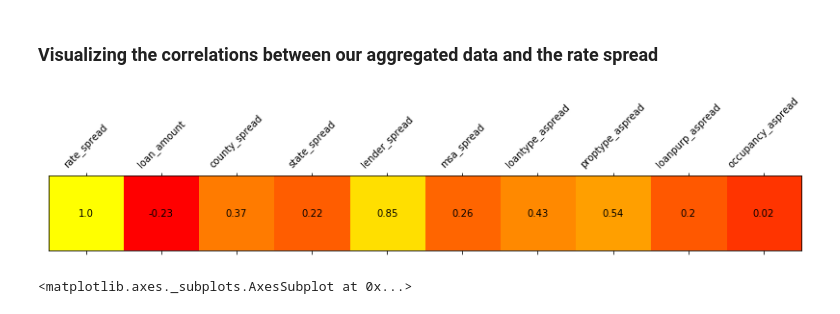
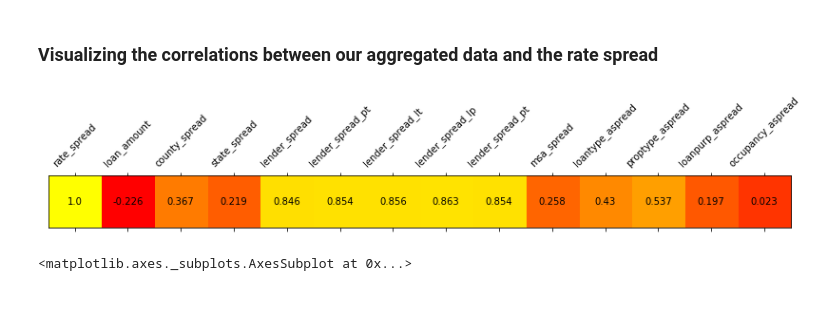
Before and after one commit to Alyxion/MPPDataScience, a Jupyter notebook: notebooks/MPPDataScience_1_Insights.ipynb, the cells around one changed output. Drawn from its saved outputs; the diff is of its cells as text; code cells hidden in the pictures.

```diff
--- a/notebooks/MPPDataScience_1_Insights.ipynb
+++ b/notebooks/MPPDataScience_1_Insights.ipynb
@@ -697,29 +801,3 @@ Median Absolute Error  = 22.733391261602293
 R^2                    = 0.15784822365180107
 Adjusted R^2           = 0.15784822365180107
 [figure]
-# %%
-training_data_pd.loc[training_data_pd['income_not_prov']==1, 'applicant_income'] = np.NaN
-
-income_missing = training_data_pd.loc[training_data_pd['applicant_income'].isnull()].drop(['applicant_income'], axis=1)
-if 'income_loan_rel' in income_missing.columns:
-    income_missing = income_missing.drop(['income_loan_rel'], axis=1)
-
-print(income_missing.shape)
-income_missing = income_missing.dropna(axis=0)
-print(income_missing.shape)
-
-pure_x_values = income_missing
-pure_x_values['applicant_income'] = 0
-print(pure_x_values.shape)
-pure_x_values = drop_categorical_values(pure_x_values)
-pure_x_values = pure_x_values.drop('applicant_income', axis=1)
-print(pure_x_values.shape)
-
-rescaled_features = scaler.transform(pure_x_values)
-print(rescaled_features.shape)
-predicted_feature = lin_mod.predict(rescaled_features)
-estimated_incomes = income_scaler.inverse_transform(predicted_feature)
-
-print(estimated_incomes.shape)
-
-# income_loan_rel
@@ -750,8 +809,9 @@ test_values_pd.loc[test_values_pd['income_not_prov']==1, 'applicant_income'] = n
 
 def extrapolate_income(reference, original):
     enhanced_data = original
+    enhanced_data['income_loan_rel'] = enhanced_data['applicant_income']/enhanced_data['loan_amount']
+    enhanced_data.loc[enhanced_data['applicant_income'].isnull(),'income_loan_rel'] = enhanced_data['income_loan_rel'].mean()
     enhanced_data.loc[enhanced_data['applicant_income'].isnull(),'applicant_income'] = reference['applicant_income'].mean()
-    enhanced_data['income_loan_rel'] = enhanced_data['loan_amount']/enhanced_data['applicant_income']
     return enhanced_data
 
 test_values_pd = extrapolate_income(training_data_pd, test_values_pd)
@@ -789,7 +849,7 @@ training_data_pd = extrapolate_remaining_values(training_data_pd, training_data_
 # training_data_pd[['applicant_income', 'loan_amount']].plot(kind='scatter')
 
 
-df = training_data_pd[['rate_spread', 'county_spread', 'state_spread', 'loan_amount', 'income_loan_rel', 'applicant_income', 'sex_male', 'tract_income', 'number_of_1_to_4_family_units', 'number_of_owner-occupied_units', 'minority_population_pct', 'ffiecmedian_family_income', 'co_applicant', 'population']]
+df = training_data_pd[['rate_spread', 'county_spread', 'state_spread', 'lender_spread', 'lender_spread_pt', 'lender_spread_lt', 'lender_spread_lp', 'loan_amount', 'income_loan_rel', 'applicant_income', 'sex_male', 'tract_income', 'number_of_1_to_4_family_units', 'co_applicant', 'population']]
 
 f = plt.figure(figsize=(14, 14))
 plt.set_cmap('autumn')
@@ -803,6 +863,6 @@ cb.ax.tick_params(labelsize=10)
 for i in range(df.shape[1]):
     for j in range(df.shape[1]):
         value = corr.iloc[j, i]
-        text = plt.text(j, i, round(value,2),
+        text = plt.text(j, i, round(value,3),
                        ha="center", va="center", color="black")
 # %% [output]
@@ -968,23 +1028,24 @@ print("{} counties".format(training_data_pd.groupby(['state_code','county_code']
 ### Visualizing the correlations between our aggregated data and the rate spread
 # %%
 df = pd.DataFrame(training_data_pd[['rate_spread', 'loan_amount', 'county_spread', 'state_spread', 'lender_spread',
+                                    'lender_spread_pt', 'lender_spread_lt',  'lender_spread_lp', 'lender_spread_pt',
                                     'msa_spread', 'loantype_aspread', 'proptype_aspread', 'loanpurp_aspread',
                                    'occupancy_aspread']])
 
 f = plt.figure(figsize=(14, 14))
 plt.set_cmap('autumn')
 corr = df.corr()
 plt.matshow(corr.iloc[:1,:], fignum=f.number)
 plt.xticks(range(df.shape[1]), df.columns, fontsize=10, rotation=45)
 plt.yticks(range(0), df.columns)
 
 for i in range(1):
     for j in range(df.shape[1]):
         value = corr.iloc[j, i]
-        text = plt.text(j, i, round(value,2),
+        text = plt.text(j, i, round(value,3),
                        ha="center", va="center", color="black")
 # %% [output]
-[figure, old version]
+[figure, new version]
 # %%
 training_data_pd.to_csv(TEMP_PATH+CLEANED_TRAINING_OUTPUT_FN, index=False)
 test_values_pd.to_csv(TEMP_PATH+CLEANED_TEST_OUTPUT_FN, index=False)
```
Also changed, not shown: parts of 26 cells of this notebook, 3 other files.
